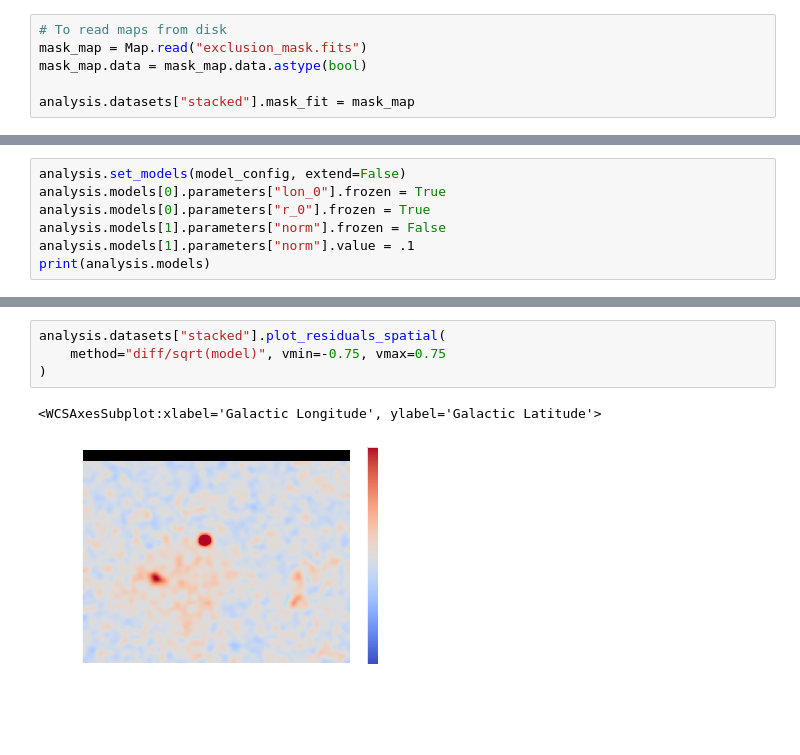
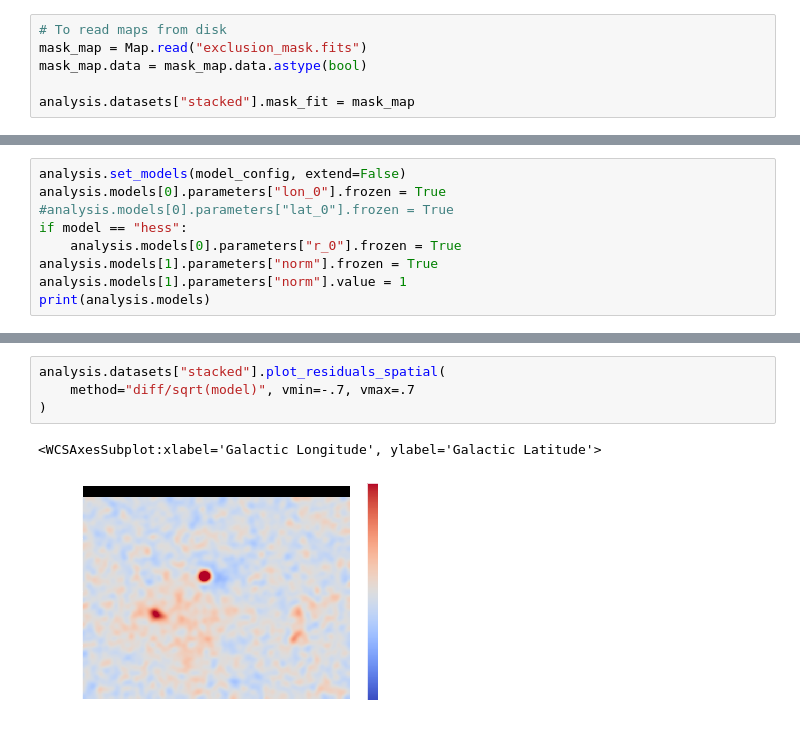
Before and after one commit to Tutanto/GammaCygni, a Jupyter notebook: fitting.ipynb, the cells around one changed output, grey strips where cells are left out. Saved outputs shown, nothing was run; the diff lists cells and outputs as text.

```diff
--- a/fitting.ipynb
+++ b/fitting.ipynb
@@ -216,9 +234,11 @@ model_sim = model_config.copy()
 # %%
 analysis.set_models(model_config, extend=False)
 analysis.models[0].parameters["lon_0"].frozen = True
-analysis.models[0].parameters["r_0"].frozen = True
-analysis.models[1].parameters["norm"].frozen = False
-analysis.models[1].parameters["norm"].value = .1
+#analysis.models[0].parameters["lat_0"].frozen = True
+if model == "hess":
+    analysis.models[0].parameters["r_0"].frozen = True
+analysis.models[1].parameters["norm"].frozen = True
+analysis.models[1].parameters["norm"].value = 1
 print(analysis.models)
 # %% [output]
 Reading model.
@@ -294,8 +314,8 @@ Table length=10
 | spectral | reference | 1.0000e+00 | TeV | 0.000e+00 | nan | nan | True | False |  |
 # %%
 analysis.datasets["stacked"].plot_residuals_spatial(
-    method="diff/sqrt(model)", vmin=-0.75, vmax=0.75
+    method="diff/sqrt(model)", vmin=-.7, vmax=.7
 )
 # %% [output]
 <WCSAxesSubplot:xlabel='Galactic Longitude', ylabel='Galactic Latitude'>
-[figure, old version]
+[figure, new version]
```
Also changed, not shown: parts of 6 cells of this notebook, 3 other files.
